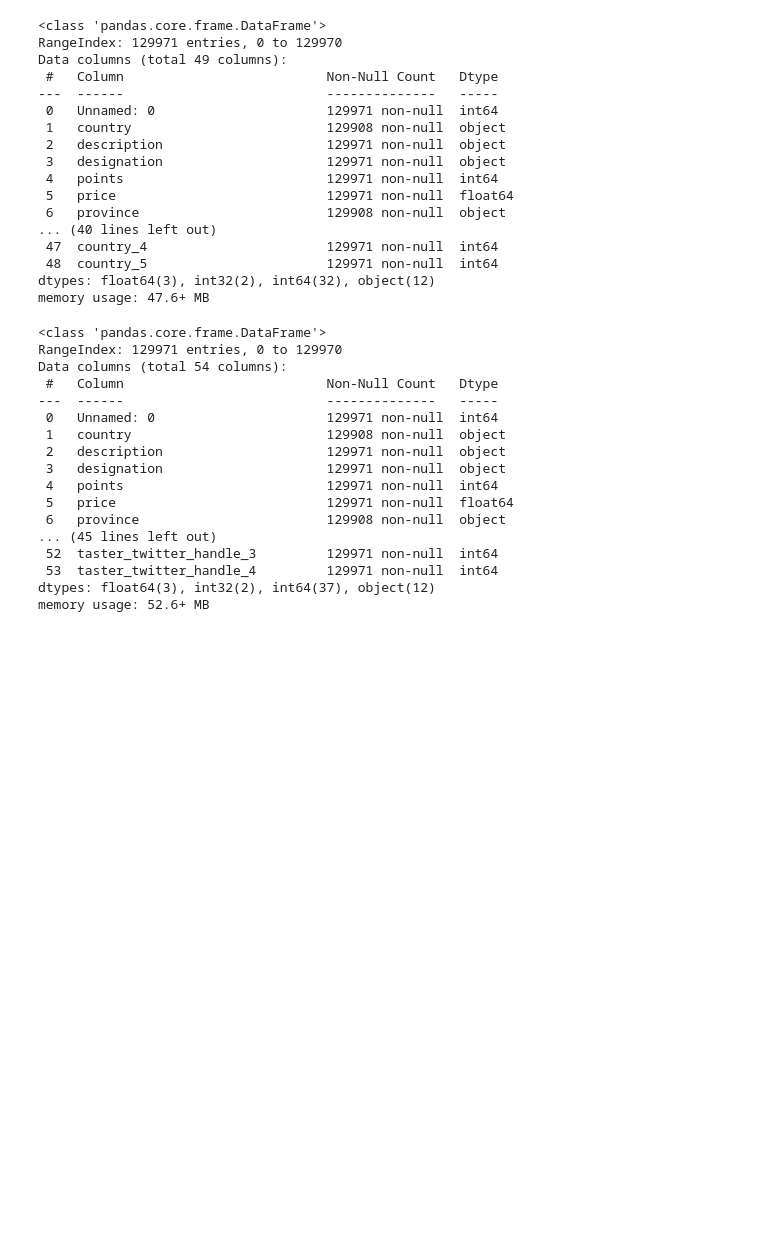
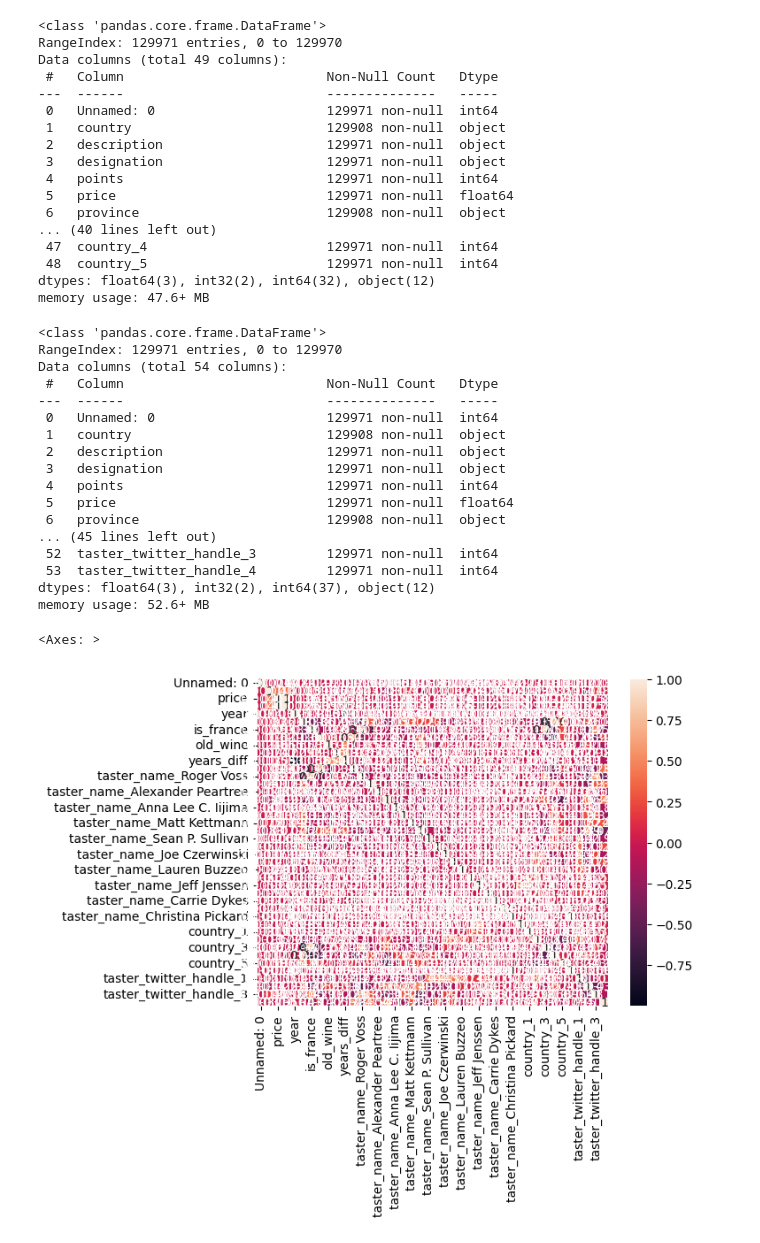
Before and after one commit to EvgeniiOvcharenko/data_science, a Jupyter notebook: Новая папка/Блок 3. Разведывательный анализ данных/clear.ipynb, the cells around one changed output. Saved outputs shown, nothing was run; the diff lists cells and outputs as text; code cells hidden in the pictures; blank space fills up the shorter version.

```diff
--- a/Новая папка/Блок 3. Разведывательный анализ данных/clear.ipynb
+++ b/Новая папка/Блок 3. Разведывательный анализ данных/clear.ipynb
@@ -298,3 +321,8 @@ Data columns (total 54 columns):
  53  taster_twitter_handle_4         129971 non-null  int64
 dtypes: float64(3), int32(2), int64(37), object(12)
 memory usage: 52.6+ MB
+# %%
+sns.heatmap(data.corr(numeric_only=True), annot=True)
+# %% [output]
+<Axes: >
+[figure, added]
```
Also changed, not shown: parts of 4 cells of this notebook, 3 other files.
